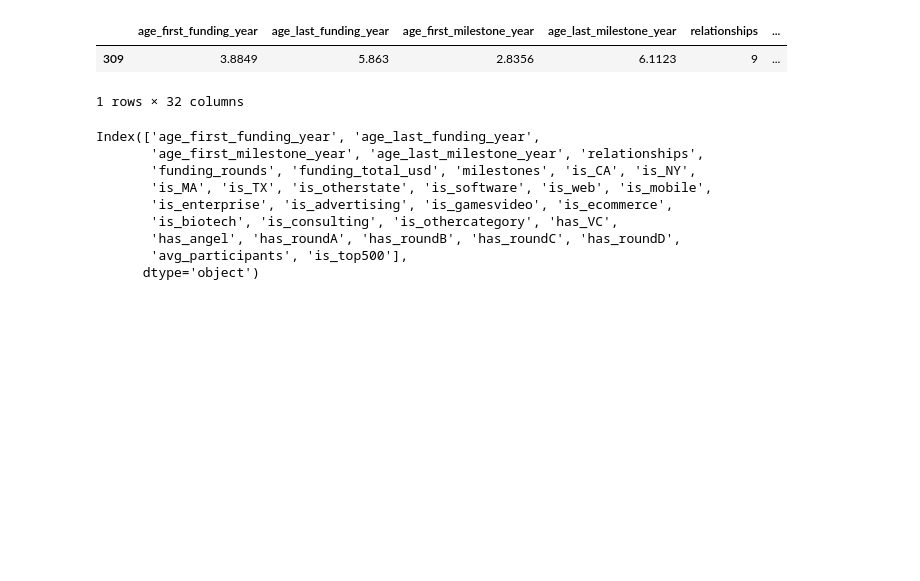
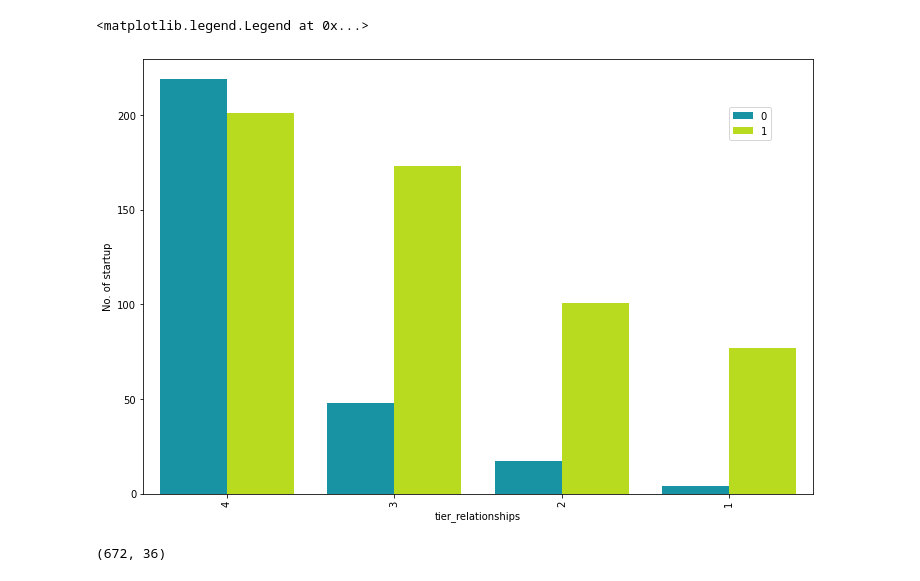
Before and after one commit to ChinmayPAt/startup-success-prediction, a Jupyter notebook: startup-success-prediction.ipynb, the cells around one changed output. Saved outputs shown, nothing was run; the diff lists cells and outputs as text; code cells hidden in the pictures; blank space fills up the shorter version.

```diff
--- a/startup-success-prediction.ipynb
+++ b/startup-success-prediction.ipynb
@@ -44,0 +43,2 @@ dtype: int64
+# %%
+df['closed_at'] = df['closed_at'].fillna(value="31/12/2013")
@@ -44,0 +80,20 @@ dtype: int64
+# %%
+# combined round columns into one
+df['has_RoundABCD'] = np.where((df['has_roundA'] == 1) | (df['has_roundB'] == 1) | (df['has_roundC'] == 1) | (df['has_roundD'] == 1), 1, 0)
+
+# combined vc and angel columns into one
+df['has_Investor'] = np.where((df['has_VC'] == 1) | (df['has_angel'] == 1), 1, 0)
+
+# combined new columns into one
+df['has_Seed'] = np.where((df['has_RoundABCD'] == 0) & (df['has_Investor'] == 1), 1, 0)
+
+# created to combine startups with no funding rounds, vc and angel
+df['invalid_startup'] = np.where((df['has_RoundABCD'] == 0) & (df['has_VC'] == 0) & (df['has_angel'] == 0), 1, 0)
+
+# column to get age of startup
+df.founded_at=pd.to_datetime(df.founded_at)
+df.closed_at=pd.to_datetime(df.closed_at)
+df['age_closed_startup'] = df.apply(lambda row: (row.closed_at - row.founded_at) , axis=1)
+
+df['age_startup_year'] = df['age_closed_startup'].dt.days /365
+print(df['age_startup_year'].head)
@@ -45,29 +127,42 @@ dtype: int64
+# %%
+# created a list of our conditions
+conditions = [
+    (df['relationships'] <= 5),
+    (df['relationships'] > 5) & (df['relationships'] <= 10),
+    (df['relationships'] > 10) & (df['relationships'] <= 16),
+    (df['relationships'] > 16)
+    ]
+
+# created a list of the values we want to assign for each condition
+values = ['4', '3', '2', '1']
+
+# created a new column and use np.select to assign values to it using our lists as arguments
+df['tier_relationships'] = np.select(conditions, values)
+
+fig, ax = plt.subplots(figsize=(12,8))
+
+plot = sns.countplot(x="tier_relationships", hue="status", data=df, palette="nipy_spectral",
+              order=df.tier_relationships.value_counts().index)
+
+plot = ax.set_xticklabels(ax.get_xticklabels(), rotation=90)
+plot = ax.set(xlabel="tier_relationships", ylabel="No. of startup")
+plt.legend(bbox_to_anchor=(0.945, 0.90))
+# %% [output]
+<matplotlib.legend.Legend at 0x...>
+[figure, added]
 # %%
+df['tier_relationships'] = df.tier_relationships.astype(int)
+
 # dropped columns
-df = df.drop(['Unnamed: 0','Unnamed: 6', 'name', 'founded_at', 'closed_at','first_funding_at', 'last_funding_at', 'id', 'object_id', 'labels', 'latitude', 'longitude', 'zip_code', 'city', 'state_code.1', 'state_code', 'category_code'], axis=1)
+df = df.drop(['relationships','Unnamed: 0','Unnamed: 6', 'name', 'founded_at', 'closed_at', 'first_funding_at', 'last_funding_at', 'id', 'object_id', 'labels', 'latitude', 'longitude', 'zip_code', 'city', 'state_code','category_code', 'age_closed_startup', 'state_code.1'], axis=1)
 
 # replaced NA/null values
 df['age_first_milestone_year'] = df['age_first_milestone_year'].fillna(value=0)
 df['age_last_milestone_year'] = df['age_last_milestone_year'].fillna(value=0)
-df.sample()
-# %% [output]
-|  | age_first_funding_year | age_last_funding_year | age_first_milestone_year | age_last_milestone_year | relationships | ... |
-| 309 | 3.8849 | 5.863 | 2.8356 | 6.1123 | 9 | ... |
-1 rows × 32 columns
 # %%
 # extracted feature columns and target column
 features = df.loc[:, df.columns != 'status']
-print(features.columns)
 target = df.loc[:, 'status']
-
-# preprocessing - converted string(object) values into incremental value
-feature_name = ['age_first_funding_year', 'relationships', 'funding_total_usd']
-for feature in feature_name:
-    features[feature] = MinMaxScaler().fit_transform(df[feature].values.reshape(len(features), 1))
-
-# dataframe to array
-features_array = features.values
-target = target.values
 
 # split the dataset into test and train  train:test=80:20
 X_train, X_test, y_train, y_test  = train_test_split(features, target, train_size=0.8, random_state=42)
@@ -81,18 +176,12 @@ def print_performance(pred,actual):
         index=['Actual:{:}'.format(x) for x in unique_label],
         columns=['Pred:{:}'.format(x) for x in unique_label]
     )
+    sns.heatmap(cf, annot = True, cmap = 'YlGnBu', fmt = '.8g')
+    plt.show()
     print(cf)
     print('Percent Acquired correctly predicted: ', cf['Pred:1'][1]/(cf['Pred:0'][1] +cf['Pred:1'][1])*100)
     print('Percent Not Acquired correctly predicted: ', cf['Pred:0'][0]/(cf['Pred:0'][0] +cf['Pred:1'][0])*100)
 # %% [output]
-Index(['age_first_funding_year', 'age_last_funding_year',
-       'age_first_milestone_year', 'age_last_milestone_year', 'relationships',
-       'funding_rounds', 'funding_total_usd', 'milestones', 'is_CA', 'is_NY',
-       'is_MA', 'is_TX', 'is_otherstate', 'is_software', 'is_web', 'is_mobile',
-       'is_enterprise', 'is_advertising', 'is_gamesvideo', 'is_ecommerce',
-       'is_biotech', 'is_consulting', 'is_othercategory', 'has_VC',
-       'has_angel', 'has_roundA', 'has_roundB', 'has_roundC', 'has_roundD',
-       'avg_participants', 'is_top500'],
-      dtype='object')
+(672, 36)
 # %%
 # Logistic Regression
```
Also changed, not shown: parts of 12 cells of this notebook.
